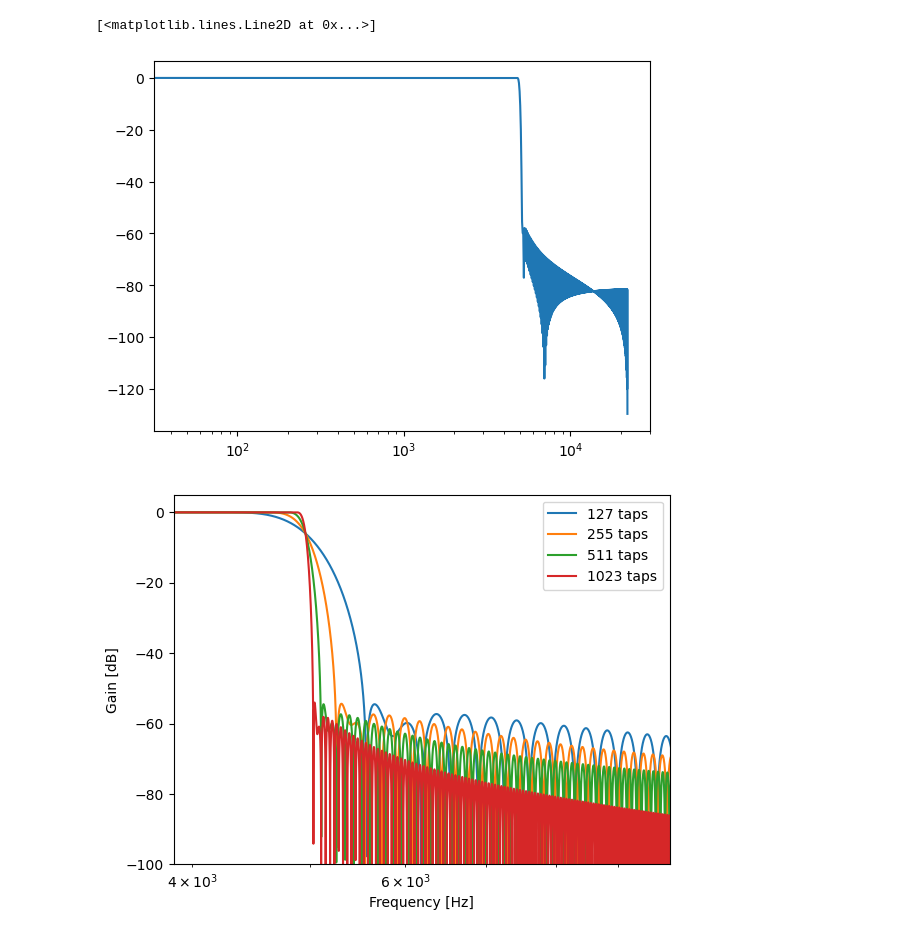
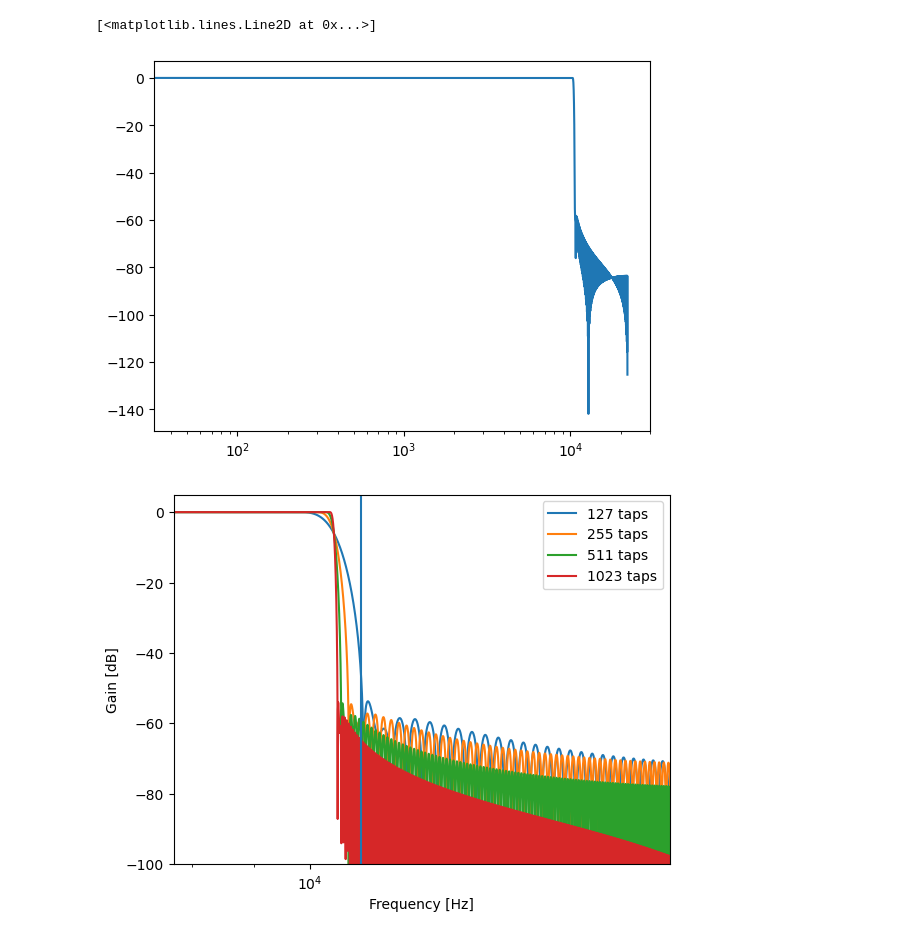
Before and after one commit to lightman48/22051_Final_Project, a Jupyter notebook: DownsampleTest.ipynb, the cells around one changed output. Cells and saved outputs as stored; diff of their text form; code cells hidden in the pictures.

```diff
--- a/DownsampleTest.ipynb
+++ b/DownsampleTest.ipynb
@@ -6,7 +6,7 @@ from scipy import signal
 from downsampling import AntiAliasingFilter, gaindb
 # %%
 fs_hi = 44100
-fs_low = fs_hi / 4
+fs_low = fs_hi / 2
 # numtaps = 255
 numtaps = 513
 # %%
@@ -16,20 +16,21 @@ w, h = signal.freqz(filt, fs=fs_hi)
 plt.semilogx(w,gaindb(np.abs(h)))
 # %% [output]
 [<matplotlib.lines.Line2D at 0x...>]
-[figure, old version]
+[figure, new version]
 # %%
 
 for numtaps in [127,255,511,1023]:
     filt = AntiAliasingFilter(fs_hi,fs_low, numtaps)
 
     w, h = signal.freqz(filt, fs=fs_hi, worN=44100)
     plt.semilogx(w,gaindb(np.abs(h)), label=f"{numtaps} taps")
     # print(len(filt))
+plt.axvline(fs_low/2)
 plt.xlim(0.7 * fs_low / 2, 1.8 * fs_low / 2)
 plt.ylim(-100,5)
 plt.legend()
 plt.xlabel("Frequency [Hz]")
 plt.ylabel("Gain [dB]")
 plt.show()
 # %% [output]
-[figure, old version]
+[figure, new version]
```
Also changed, not shown: parts of 4 cells of this notebook, 1 other file.
